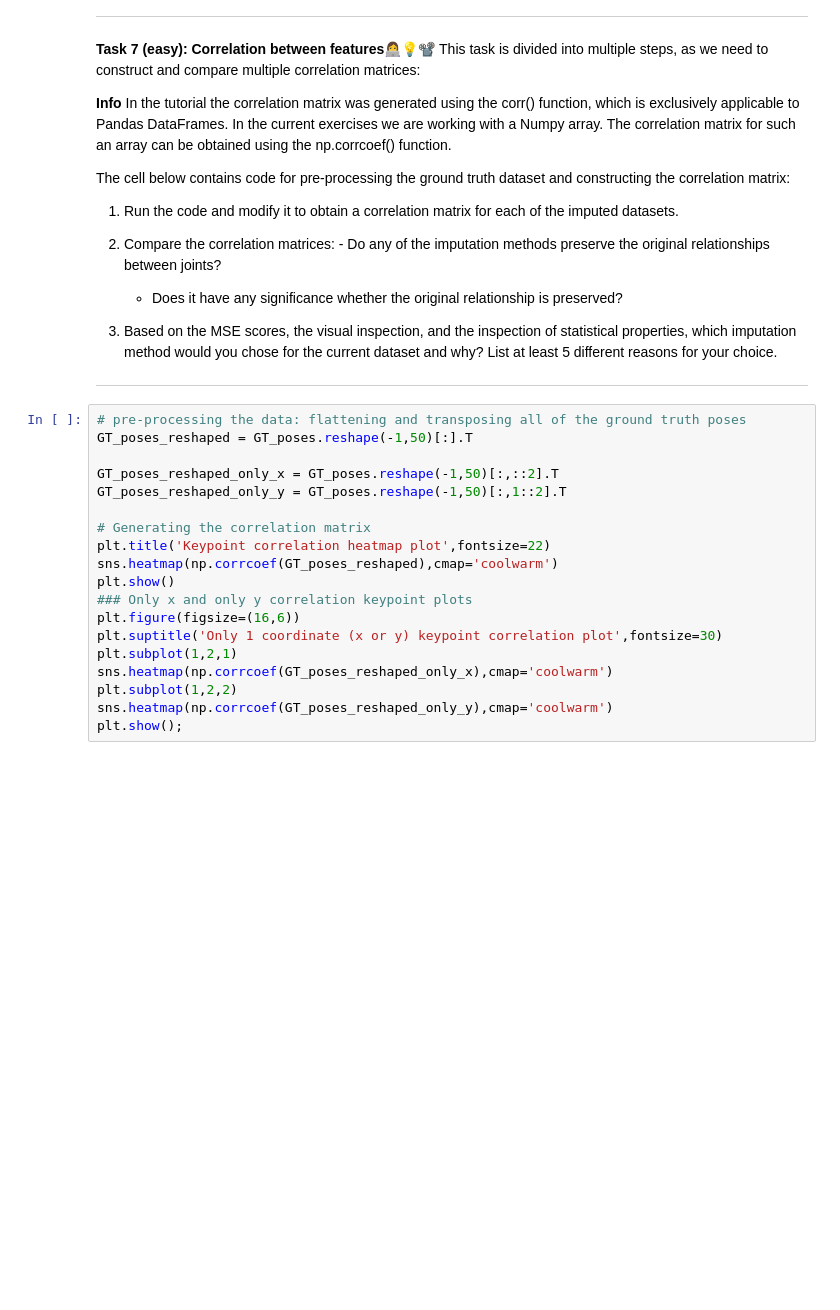
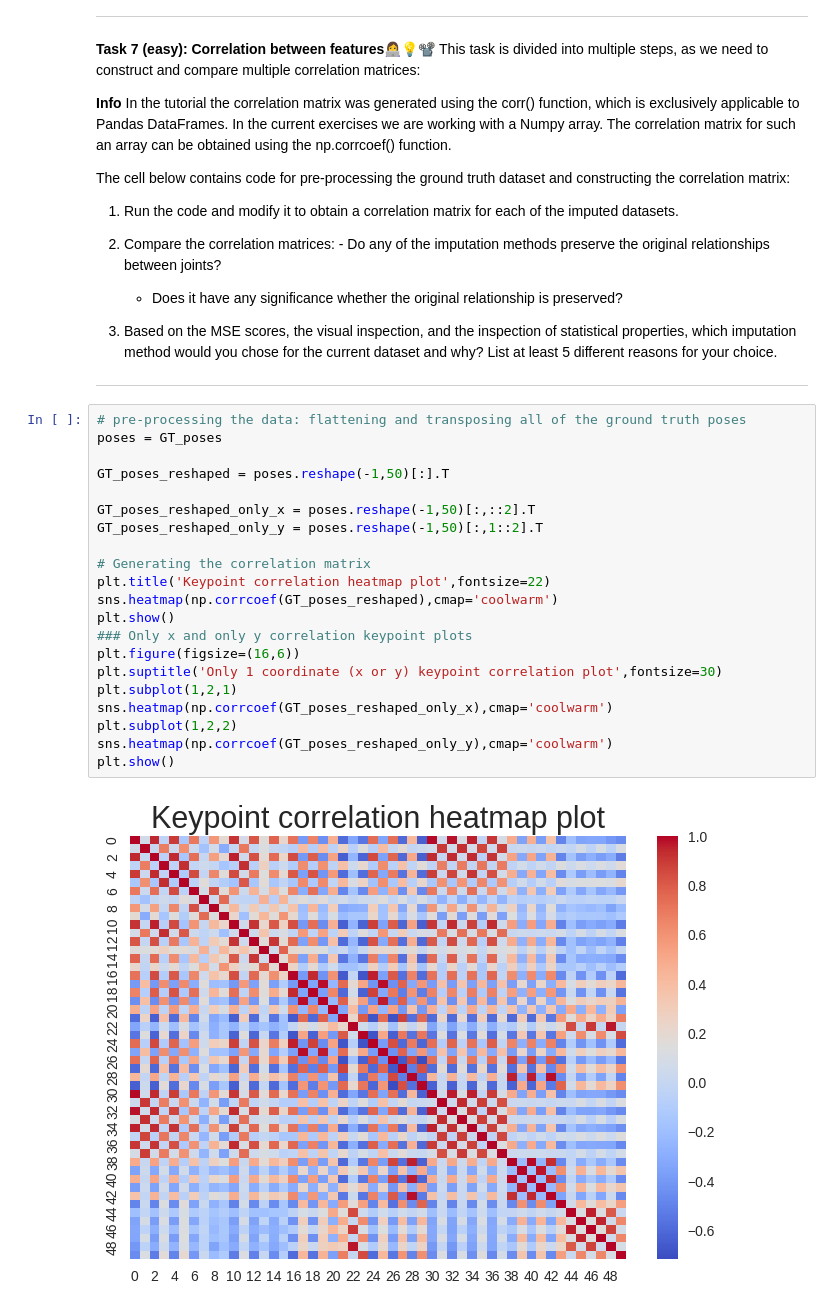
Before and after one commit to Slug-Boi-ITU-Repositories/iml_exercises, a Jupyter notebook: W09/03-Missing_data.ipynb, the cells around one changed output. Saved outputs shown, nothing was run; the diff lists cells and outputs as text; blank space fills up the shorter version.

```diff
--- a/W09/03-Missing_data.ipynb
+++ b/W09/03-Missing_data.ipynb
@@ -430,20 +503,24 @@ The cell below contains code for pre-processing the ground truth dataset and con
 ---
 # %%
 # pre-processing the data: flattening and transposing all of the ground truth poses
-GT_poses_reshaped = GT_poses.reshape(-1,50)[:].T
+poses = GT_poses
 
-GT_poses_reshaped_only_x = GT_poses.reshape(-1,50)[:,::2].T
-GT_poses_reshaped_only_y = GT_poses.reshape(-1,50)[:,1::2].T
+GT_poses_reshaped = poses.reshape(-1,50)[:].T
+
+GT_poses_reshaped_only_x = poses.reshape(-1,50)[:,::2].T
+GT_poses_reshaped_only_y = poses.reshape(-1,50)[:,1::2].T
 
 # Generating the correlation matrix
 plt.title('Keypoint correlation heatmap plot',fontsize=22)
 sns.heatmap(np.corrcoef(GT_poses_reshaped),cmap='coolwarm')
 plt.show()
 ### Only x and only y correlation keypoint plots
 plt.figure(figsize=(16,6))
 plt.suptitle('Only 1 coordinate (x or y) keypoint correlation plot',fontsize=30)
 plt.subplot(1,2,1)
 sns.heatmap(np.corrcoef(GT_poses_reshaped_only_x),cmap='coolwarm')
 plt.subplot(1,2,2)
 sns.heatmap(np.corrcoef(GT_poses_reshaped_only_y),cmap='coolwarm')
-plt.show();
+plt.show()
+# %% [output]
+[figure, added]
```
Also changed, not shown: parts of 10 cells of this notebook.
